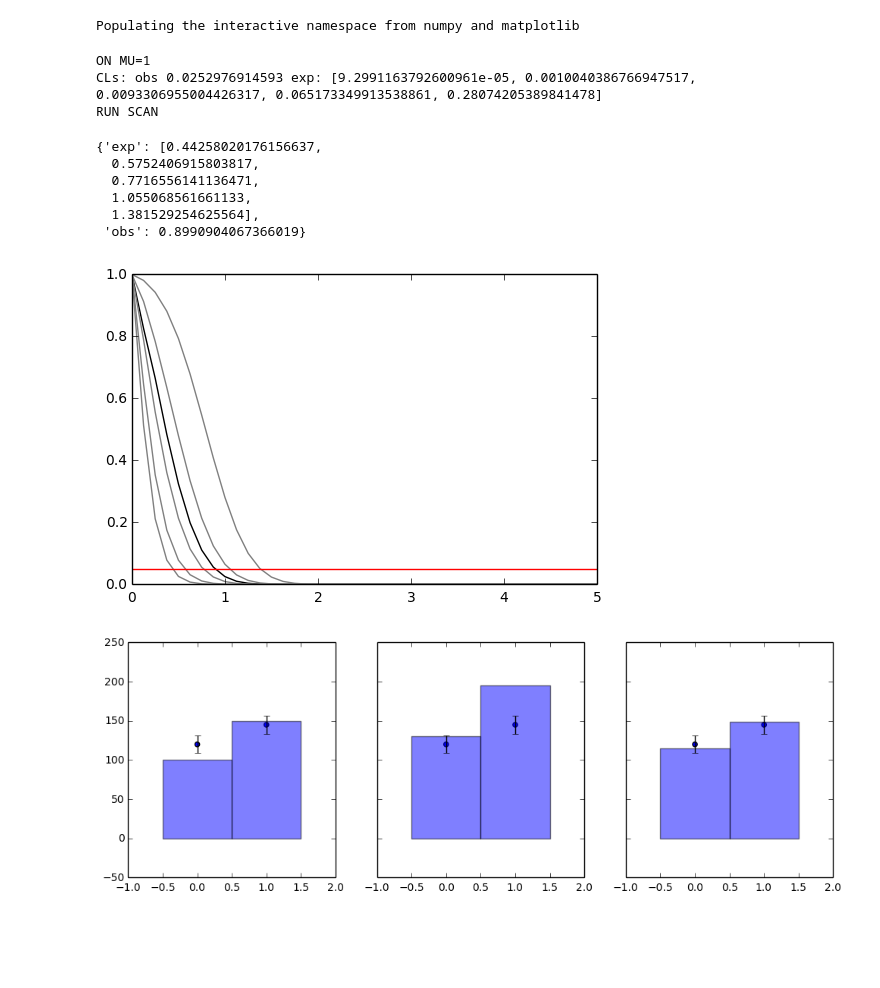
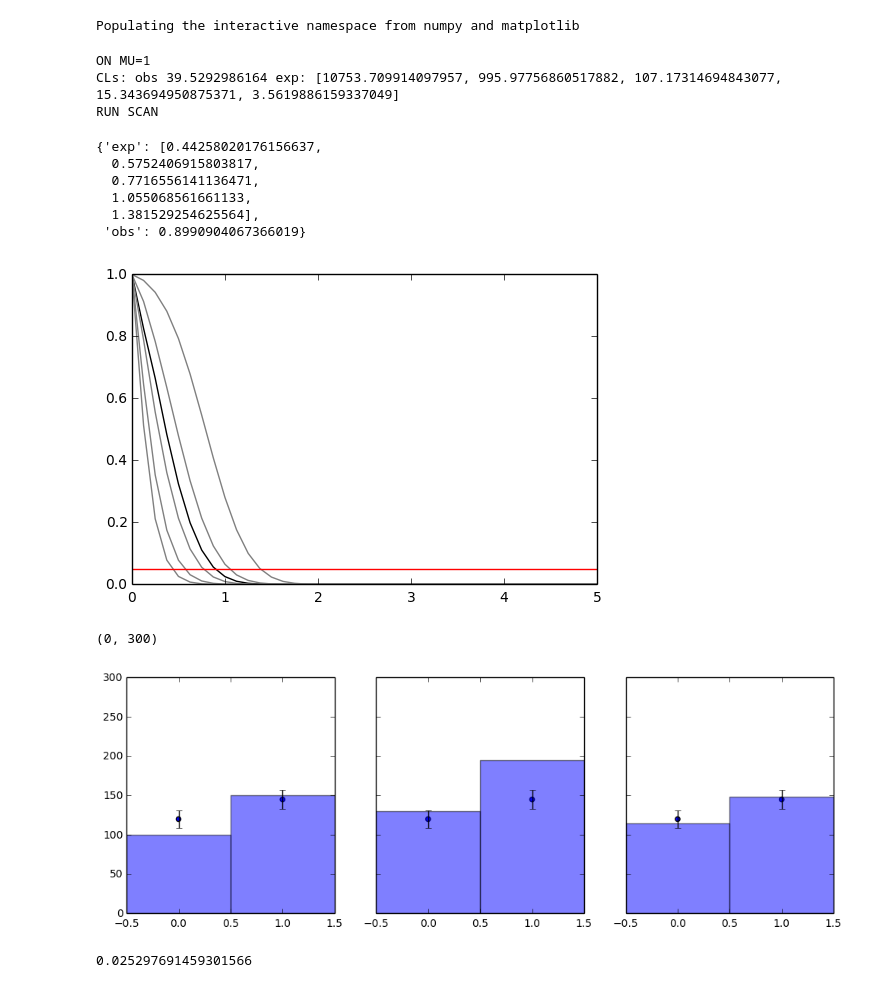
Before and after one commit to lukasheinrich/histfactory_validation, a Jupyter notebook: manual/multiBinPois.ipynb, the cells around one changed output. Drawn from its saved outputs; the diff is of its cells as text; code cells hidden in the pictures; blank space fills up the shorter version.

```diff
--- a/manual/multiBinPois.ipynb
+++ b/manual/multiBinPois.ipynb
@@ -67,16 +68,16 @@ print 'CLs: obs {} exp: {}'.format(1./d[-2],[1./x for x in d[-1]])
 
 print 'RUN SCAN'
 mutests = np.linspace(0,5,41)
-tests = [runOnePoint_nbdelta(muTest,my_observed_counts,my_background_counts,my_signal_counts,init_pars,par_bounds) for muTest in mutests]
-cls_obs = [1./test[-2]  for test in tests]
-cls_exp = [[1./(test[-1][i])  for test in tests] for i in range(5)]
+tests = [CLsOnePoint(muTest,my_observed_counts,my_background_counts,my_signal_counts,init_pars,par_bounds) for muTest in mutests]
+cls_obs = [test[0]  for test in tests]
+cls_exp = [[test[1][i]  for test in tests] for i in range(5)]
 
 plot_results(mutests, cls_obs, cls_exp)
 
 invert_interval(mutests, cls_obs, cls_exp)
 # %% [output]
 ON MU=1
-CLs: obs 0.0252976914593 exp: [9.2991163792600961e-05, 0.0010040386766947517, 0.0093306955004426317, 0.065173349913538861, 0.28074205389841478]
+CLs: obs 39.5292986164 exp: [10753.709914097957, 995.97756860517882, 107.17314694843077, 15.343694950875371, 3.5619886159337049]
 RUN SCAN
 {'exp': [0.44258020176156637,
   0.5752406915803817,
@@ -115,14 +116,25 @@ def plot_data(ax, binning, data):
 # %%
 f,axarr = plt.subplots(1,3,sharey=True)
 f.set_size_inches(12,4)
 
 plot_histo(axarr[0], binning, nom_bonly)
 plot_data(axarr[0], binning, my_observed_counts)
+axarr[0].set_xlim(binning[1:])
 
 plot_histo(axarr[1], binning, nom_sb)
 plot_data(axarr[1], binning, my_observed_counts)
+axarr[1].set_xlim(binning[1:])
 
 plot_histo(axarr[2], binning, bestfit_cts)
 plot_data(axarr[2], binning, my_observed_counts)
+axarr[2].set_xlim(binning[1:])
+
+plt.ylim(0,300)
 # %% [output]
+(0, 300)
-[figure, old version]
+[figure, new version]
+# %%
+clsobs, clsexp = CLsOnePoint(1.0,my_observed_counts,my_background_counts,my_signal_counts,init_pars,par_bounds)[-2:]
+clsobs
+# %% [output]
+0.025297691459301566
```
Also changed, not shown: parts of 5 cells of this notebook.
